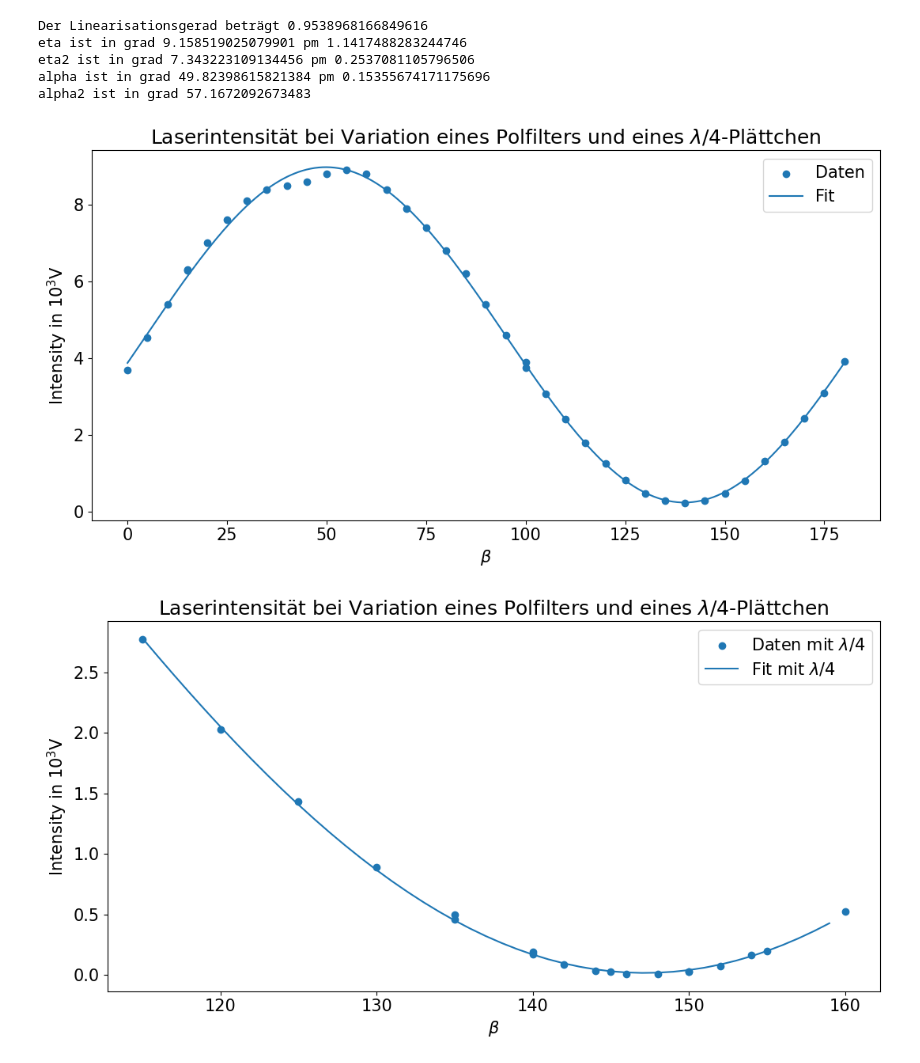
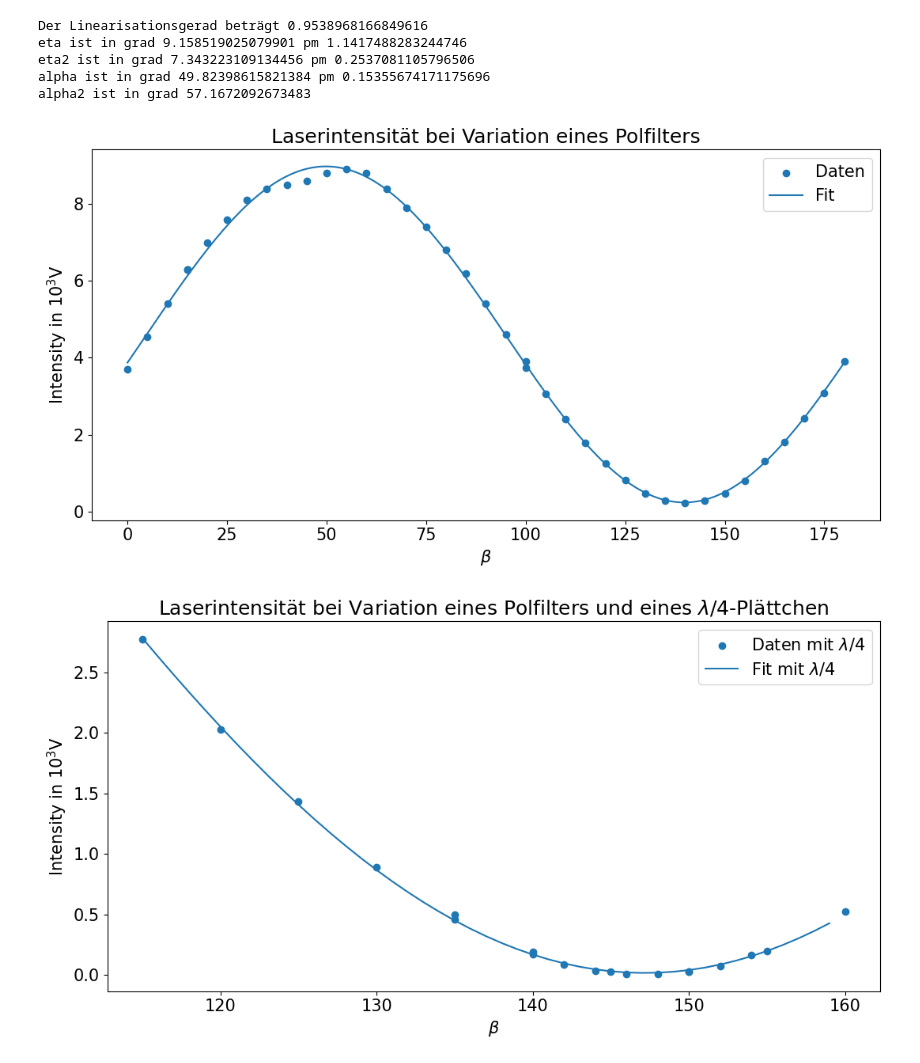
Before and after one commit to hannes-ebe/F-Prak-B, a Jupyter notebook: MOKE/laser.ipynb, the cells around one changed output. Drawn from its saved outputs; the diff is of its cells as text; code cells hidden in the pictures.

```diff
--- a/MOKE/laser.ipynb
+++ b/MOKE/laser.ipynb
@@ -52,22 +52,22 @@ alpha2 ist in grad 57.1672092673483
 # %%
 fig = plt.figure(figsize=(11, 6))
 gs = GridSpec(8, 5)
 fig1 = fig.add_subplot(gs[:, :])
-fig1.set_title(f"Laserintensität bei Variation eines Polfilters und eines $\lambda/4$-Plättchen")
+fig1.set_title(f"Laserintensität bei Variation eines Polfilters")
 fig1.set_ylabel("Intensity in $10^3$V")
 fig1.set_xlabel("$\\beta$")
 # fig1.set_xlim(-5,185)
 # fig1.set_ylim(0,10.5)
 fig1.scatter(df["angle"],df["I"]*1e-3,label="Daten")
 fig1.plot(angles_arr,fit_f(angles_arr)*1e-3,label="Fit")
 # fig1.scatter(df["angle2"],df["I2"]*1e-3,label="Daten mit $\lambda/4$")
 # fig1.plot(angles_arr2,fit_f2(angles_arr2)*1e-3,label="Fit mit $\lambda/4$")
 plt.tight_layout()
 plt.savefig(f"figures/laser_0.pdf")
 plt.legend()
 plt.show()
 # %% [output]
-[figure, old version]
+[figure, new version]
 # %%
 fig = plt.figure(figsize=(11, 6))
 gs = GridSpec(8, 5)
```
Also changed, not shown: 1 other file.
